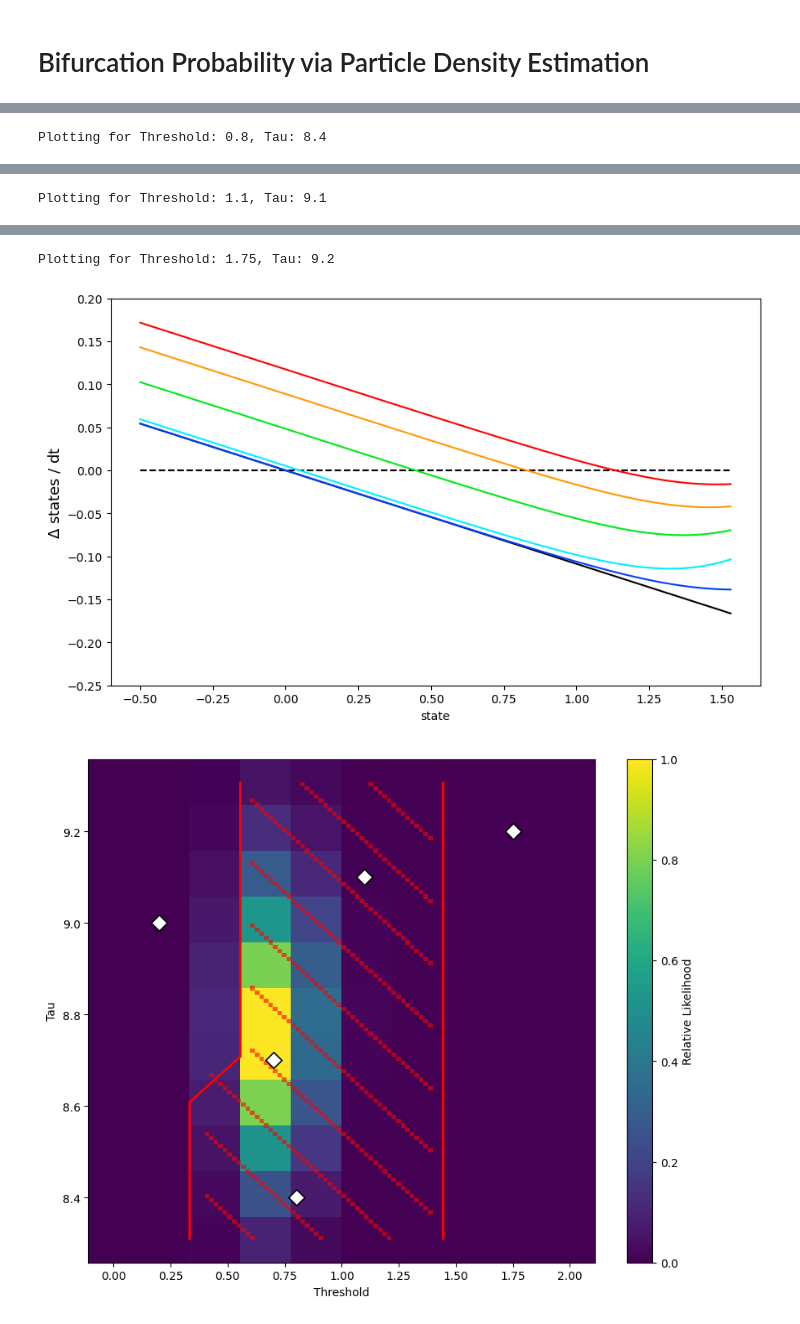
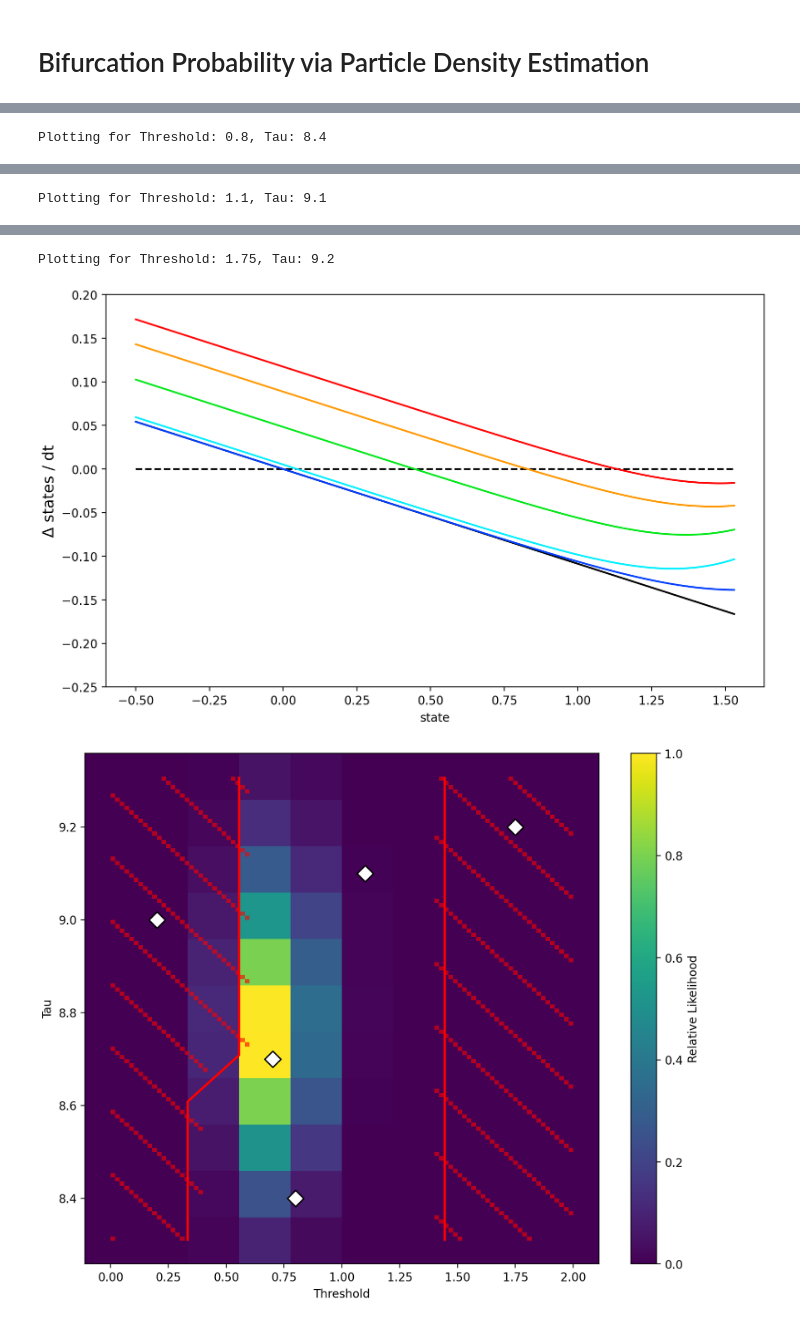
Before and after one commit to ThoHardy/SOUNDMODEL, a Jupyter notebook: PlotFigureBifurcation.ipynb, the cells around one changed output, grey strips where cells are left out. Drawn from its saved outputs; the diff is of its cells as text; code cells hidden in the pictures.

```diff
--- a/PlotFigureBifurcation.ipynb
+++ b/PlotFigureBifurcation.ipynb
@@ -182,11 +182,13 @@ for part in [part_figure]: # range(20):
     bif_hatch_thickness = 1  # Increase for thicker stripes, decrease for thinner stripes
     bif_hatch_scale = 10  # Increase to make the overlay pattern visibly smoother
 
-    # Plot Contour of Bifurcation Boundary
+    # Plot Contour of No-Bifurcation Boundary
     # We draw a line at 0.5 (since bif_array is 0 or 1) to show the border
     # colors='red' makes the bifurcation line distinct
     if np.any(bif_array) and not np.all(bif_array):
-        hatch_mask = np.repeat(np.repeat(bif_array.astype(bool), bif_hatch_scale, axis=0), bif_hatch_scale, axis=1)
+        # Invert bif_array to fill NO-bifurcation regions
+        no_bif_array = (~bif_array.astype(bool)).astype(int)
+        hatch_mask = np.repeat(np.repeat(no_bif_array.astype(bool), bif_hatch_scale, axis=0), bif_hatch_scale, axis=1)
         hatch_rows, hatch_cols = hatch_mask.shape
         hatch_pattern = (np.add.outer(np.arange(hatch_rows), np.arange(hatch_cols)) % bif_hatch_spacing) < bif_hatch_thickness
         hatch_overlay = np.zeros((hatch_rows, hatch_cols, 4))
@@ -211,10 +213,11 @@ for part in [part_figure]: # range(20):
             linewidths=1.2,
             zorder=4,
         )
-        CS = plt.contour(X, Y, bif_array, levels=[0.5], colors='red', linewidths=2)
+        CS = plt.contour(X, Y, no_bif_array, levels=[0.5], colors='red', linewidths=2)
+        # CS = plt.contour(X, Y, bif_array.astype(int), levels=[0.5], colors='red', linewidths=2)  # Use this to fill bifurcation regions instead
         # Create a proxy artist for the legend
         from matplotlib.lines import Line2D
-        proxy_line = Line2D([0], [0], color='red', linewidth=2, label='Bifurcation Boundary')
+        proxy_line = Line2D([0], [0], color='red', linewidth=2, label='No-Bifurcation Boundary')
         # plt.legend(handles=[proxy_line], loc='upper right')
     elif np.all(bif_array):
         plt.title(f"Part {part} (All Bifurcation)")
@@ -226,7 +229,7 @@ for part in [part_figure]: # range(20):
     plt.ylabel('Tau')
 
     # Save plot
-    plt.savefig(file_path / sub_file_path / f"PapersFigureGridCenter.png", dpi=600, bbox_inches='tight', pad_inches=0.05)
+    plt.savefig(file_path / sub_file_path / f"PapersFigureGridCenter_v2.png", dpi=600, bbox_inches='tight', pad_inches=0.05)
     plt.show()
 # %% [output]
 {0: 0.948797914168062, 1: 7.229387461792482e-08, 2: 0.2619339387749689, 3: 0.0, 4: 0.5858826200787949, 5: 0.8816302243498213, 6: 0.9444490032311608, 7: 0.0, 8: 0.999996045032295, 9: 1.0, 10: 0.5288819 ...
@@ -241,3 +244,3 @@ Plotting for Threshold: 1.1, Tau: 9.1
 Plotting for Threshold: 1.75, Tau: 9.2
-[figure, old version]
+[figure, new version]
-[figure, old version]
+[figure, new version]
```
Also changed, not shown: parts of 1 cell of this notebook, 11 other files.
